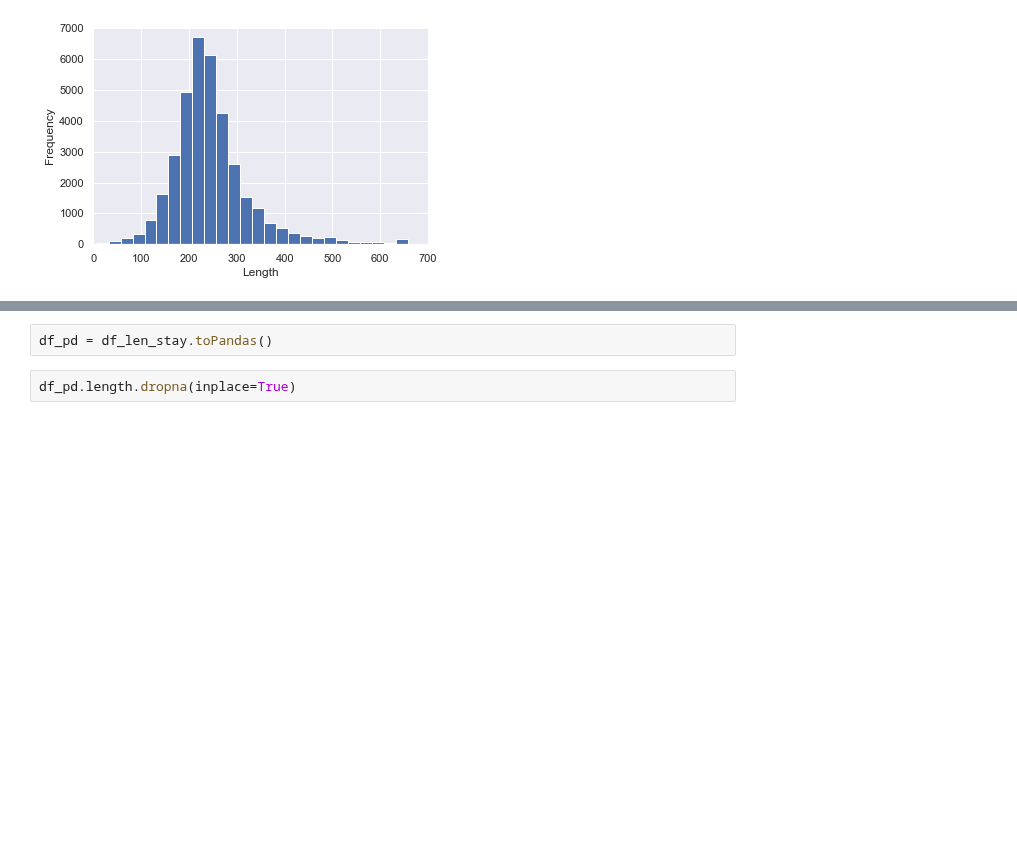
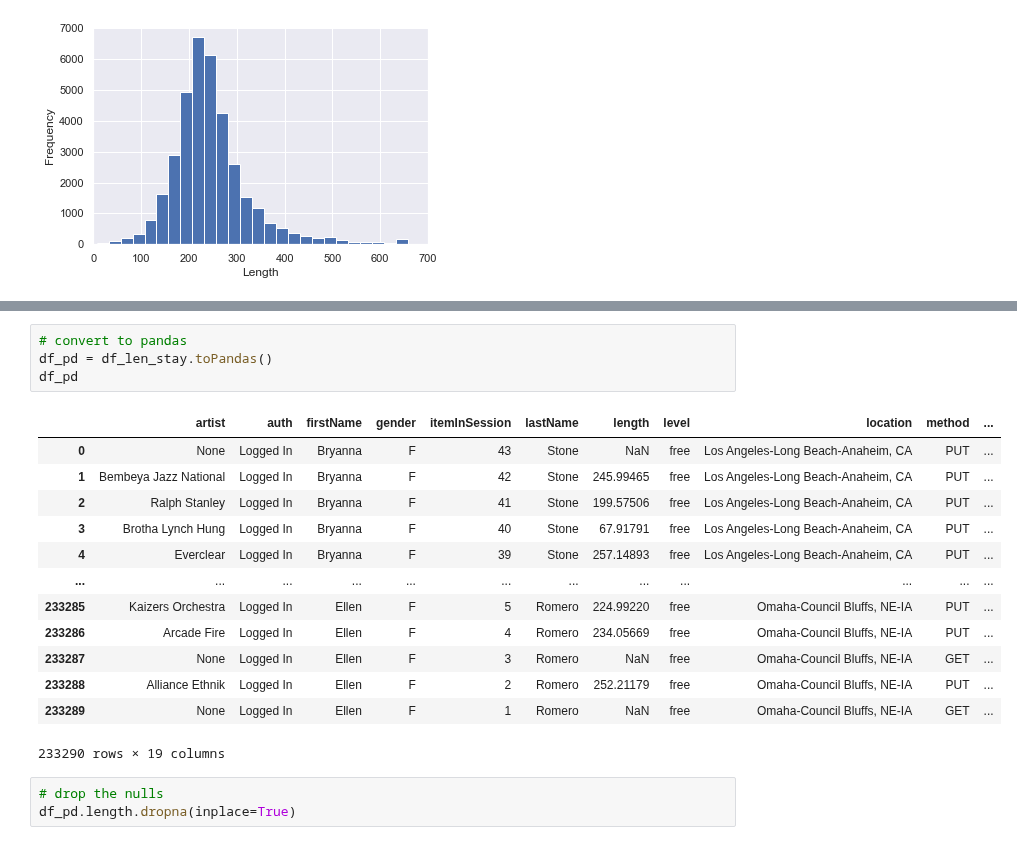
Before and after one commit to Nima-Sayyah/Sparkify, a Jupyter notebook: Sparkify.ipynb, the cells around one changed output, grey strips where cells are left out. Saved outputs shown, nothing was run; the diff lists cells and outputs as text; blank space fills up the shorter version.

```diff
--- a/Sparkify.ipynb
+++ b/Sparkify.ipynb
@@ -448,5 +471,22 @@ df_len_stay
 # %%
+# convert to pandas
 df_pd = df_len_stay.toPandas()
+df_pd
+# %% [output]
+|  | artist | auth | firstName | gender | itemInSession | lastName | length | level | location | method | ... |
+| 0 | None | Logged In | Bryanna | F | 43 | Stone | NaN | free | Los Angeles-Long Beach-Anaheim, CA | PUT | ... |
+| 1 | Bembeya Jazz National | Logged In | Bryanna | F | 42 | Stone | 245.99465 | free | Los Angeles-Long Beach-Anaheim, CA | PUT | ... |
+| 2 | Ralph Stanley | Logged In | Bryanna | F | 41 | Stone | 199.57506 | free | Los Angeles-Long Beach-Anaheim, CA | PUT | ... |
+| 3 | Brotha Lynch Hung | Logged In | Bryanna | F | 40 | Stone | 67.91791 | free | Los Angeles-Long Beach-Anaheim, CA | PUT | ... |
+| 4 | Everclear | Logged In | Bryanna | F | 39 | Stone | 257.14893 | free | Los Angeles-Long Beach-Anaheim, CA | PUT | ... |
+| ... | ... | ... | ... | ... | ... | ... | ... | ... | ... | ... | ... |
+| 233285 | Kaizers Orchestra | Logged In | Ellen | F | 5 | Romero | 224.99220 | free | Omaha-Council Bluffs, NE-IA | PUT | ... |
+| 233286 | Arcade Fire | Logged In | Ellen | F | 4 | Romero | 234.05669 | free | Omaha-Council Bluffs, NE-IA | PUT | ... |
+| 233287 | None | Logged In | Ellen | F | 3 | Romero | NaN | free | Omaha-Council Bluffs, NE-IA | GET | ... |
+| 233288 | Alliance Ethnik | Logged In | Ellen | F | 2 | Romero | 252.21179 | free | Omaha-Council Bluffs, NE-IA | PUT | ... |
+| 233289 | None | Logged In | Ellen | F | 1 | Romero | NaN | free | Omaha-Council Bluffs, NE-IA | GET | ... |
+233290 rows × 19 columns
 # %%
+# drop the nulls
 df_pd.length.dropna(inplace=True)
 # %%
```
Also changed, not shown: parts of 3 cells of this notebook.
